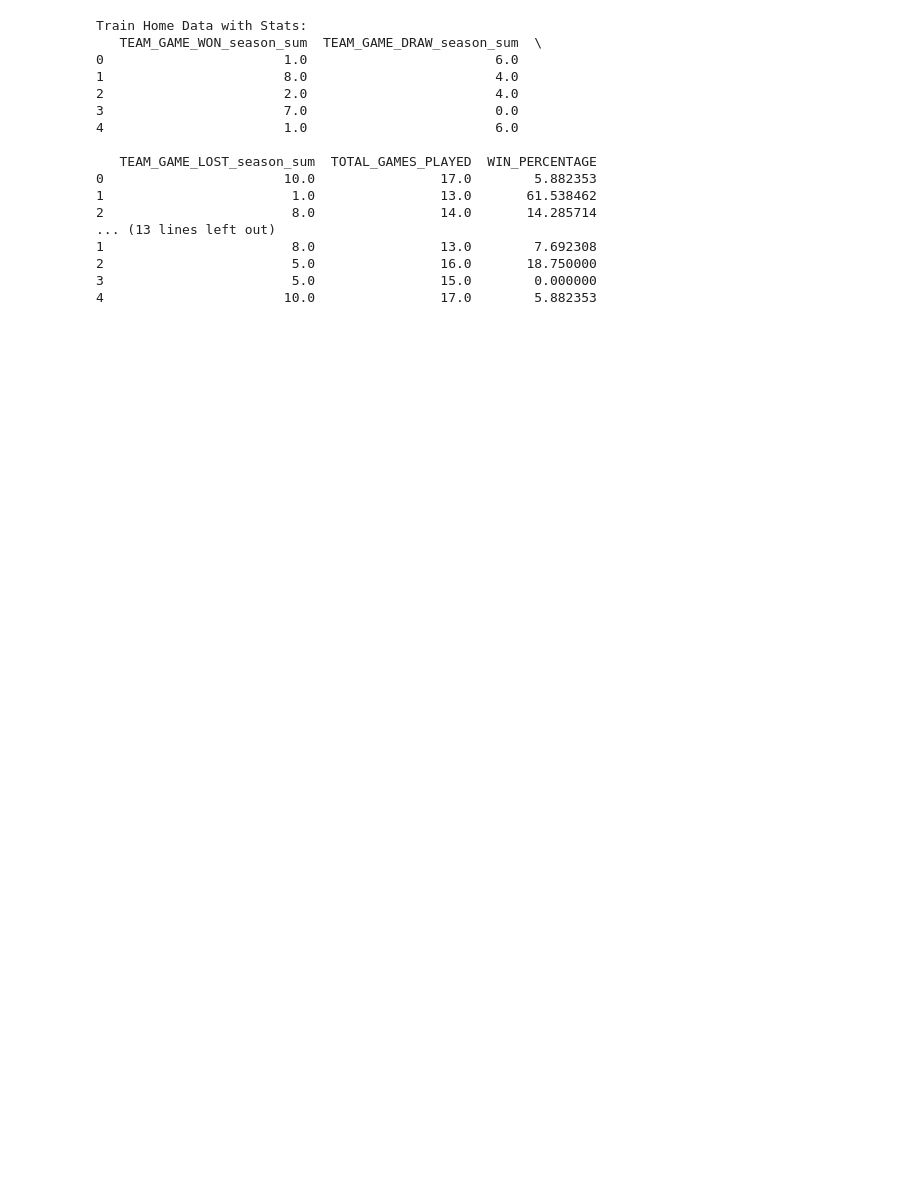
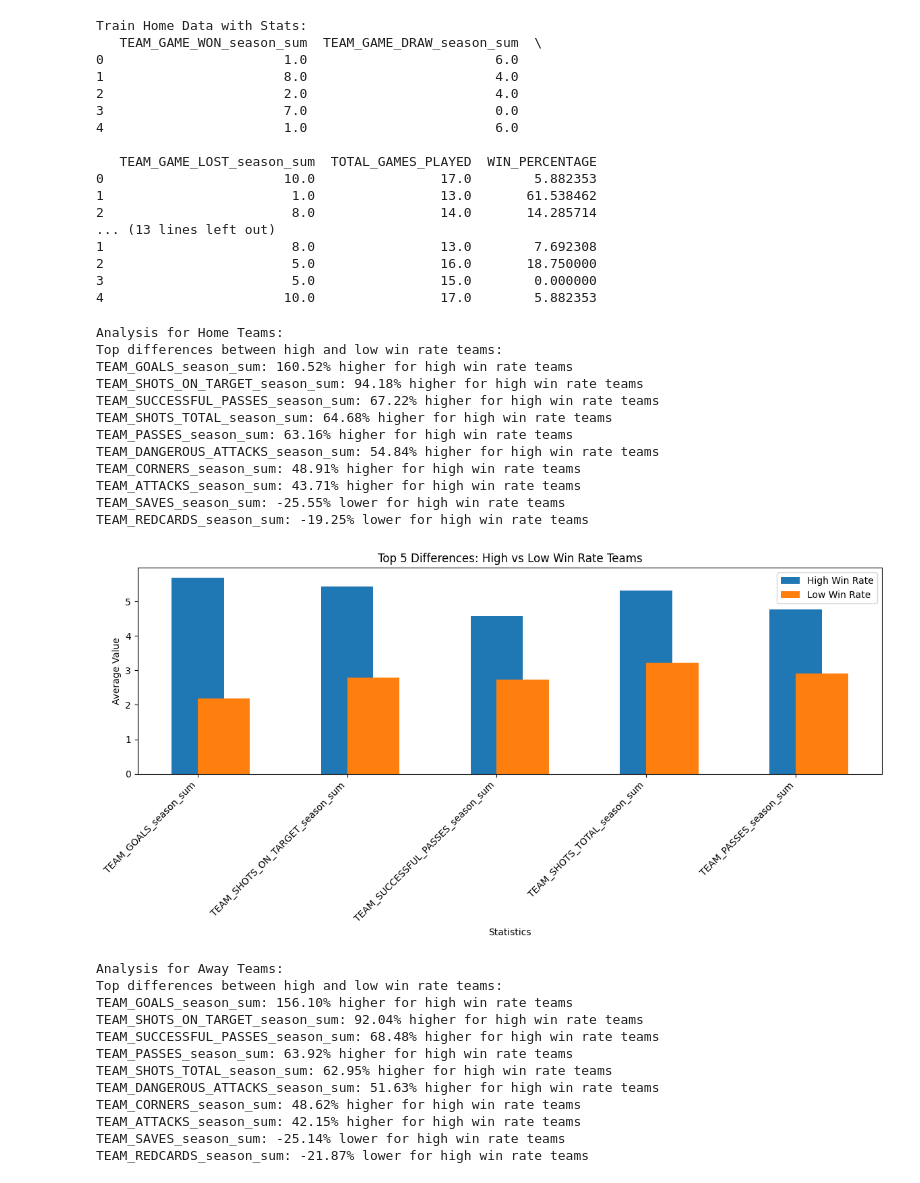
Before and after one commit to TM24/Data-Science-Project--4260, a Jupyter notebook: predictive_factors.ipynb, the cells around one changed output. Cells and saved outputs as stored; diff of their text form; code cells hidden in the pictures; blank space fills up the shorter version.

Commit message:
Update: find win/loss affecting factors

```diff
--- a/predictive_factors.ipynb
+++ b/predictive_factors.ipynb
@@ -80,3 +80,82 @@ Train Home Data with Stats:
 2                        5.0                16.0       18.750000
 3                        5.0                15.0        0.000000
 4                       10.0                17.0        5.882353
+# %%
+def analyze_high_vs_low_winrate(df):
+    # Median win #
+    median_win_percentage = df['WIN_PERCENTAGE'].median()
+
+    # High and low win rate groups (for comparison)
+    high_winrate = df[df['WIN_PERCENTAGE'] >= median_win_percentage]
+    low_winrate = df[df['WIN_PERCENTAGE'] < median_win_percentage]
+
+    # List of statistics to compare
+    stats_to_compare = [
+        'TEAM_SHOTS_TOTAL_season_sum', 'TEAM_SHOTS_ON_TARGET_season_sum',
+        'TEAM_PASSES_season_sum', 'TEAM_SUCCESSFUL_PASSES_season_sum',
+        'TEAM_SAVES_season_sum', 'TEAM_CORNERS_season_sum',
+        'TEAM_FOULS_season_sum', 'TEAM_YELLOWCARDS_season_sum',
+        'TEAM_REDCARDS_season_sum', 'TEAM_ATTACKS_season_sum',
+        'TEAM_DANGEROUS_ATTACKS_season_sum', 'TEAM_GOALS_season_sum'
+    ]
+
+    # Average stats per high/low team
+    high_winrate_stats = high_winrate[stats_to_compare].mean()
+    low_winrate_stats = low_winrate[stats_to_compare].mean()
+
+    # Find the difference to see what matters
+    percentage_diff = ((high_winrate_stats - low_winrate_stats) / low_winrate_stats) * 100
+
+    sorted_diff = percentage_diff.abs().sort_values(ascending=False)
+
+    print("Top differences between high and low win rate teams:")
+    for stat in sorted_diff.index[:10]:  # Top 10 differences
+        diff = percentage_diff[stat]
+        print(f"{stat}: {diff:.2f}% {'higher' if diff > 0 else 'lower'} for high win rate teams")
+
+    # Shows the top 5 and their average values for comparison
+    top_5_stats = sorted_diff.index[:5]
+    plt.figure(figsize=(12, 6))
+    x = range(len(top_5_stats))
+    plt.bar(x, high_winrate_stats[top_5_stats], width=0.35, align='center', label='High Win Rate')
+    plt.bar(x, low_winrate_stats[top_5_stats], width=0.35, align='edge', label='Low Win Rate')
+    plt.xlabel('Statistics')
+    plt.ylabel('Average Value')
+    plt.title('Top 5 Differences: High vs Low Win Rate Teams')
+    plt.xticks(x, top_5_stats, rotation=45, ha='right')
+    plt.legend()
+    plt.tight_layout()
+    plt.show()
+
+# Run the analysis for both home and away data
+print("Analysis for Home Teams:")
+analyze_high_vs_low_winrate(trainHome)
+
+print("\nAnalysis for Away Teams:")
+analyze_high_vs_low_winrate(trainAway)
+# %% [output]
+Analysis for Home Teams:
+Top differences between high and low win rate teams:
+TEAM_GOALS_season_sum: 160.52% higher for high win rate teams
+TEAM_SHOTS_ON_TARGET_season_sum: 94.18% higher for high win rate teams
+TEAM_SUCCESSFUL_PASSES_season_sum: 67.22% higher for high win rate teams
+TEAM_SHOTS_TOTAL_season_sum: 64.68% higher for high win rate teams
+TEAM_PASSES_season_sum: 63.16% higher for high win rate teams
+TEAM_DANGEROUS_ATTACKS_season_sum: 54.84% higher for high win rate teams
+TEAM_CORNERS_season_sum: 48.91% higher for high win rate teams
+TEAM_ATTACKS_season_sum: 43.71% higher for high win rate teams
+TEAM_SAVES_season_sum: -25.55% lower for high win rate teams
+TEAM_REDCARDS_season_sum: -19.25% lower for high win rate teams
+[figure, added]
+Analysis for Away Teams:
+Top differences between high and low win rate teams:
+TEAM_GOALS_season_sum: 156.10% higher for high win rate teams
+TEAM_SHOTS_ON_TARGET_season_sum: 92.04% higher for high win rate teams
+TEAM_SUCCESSFUL_PASSES_season_sum: 68.48% higher for high win rate teams
+TEAM_PASSES_season_sum: 63.92% higher for high win rate teams
+TEAM_SHOTS_TOTAL_season_sum: 62.95% higher for high win rate teams
+TEAM_DANGEROUS_ATTACKS_season_sum: 51.63% higher for high win rate teams
+TEAM_CORNERS_season_sum: 48.62% higher for high win rate teams
+TEAM_ATTACKS_season_sum: 42.15% higher for high win rate teams
+TEAM_SAVES_season_sum: -25.14% lower for high win rate teams
+TEAM_REDCARDS_season_sum: -21.87% lower for high win rate teams
```
Also changed, not shown: parts of 1 cell of this notebook.
